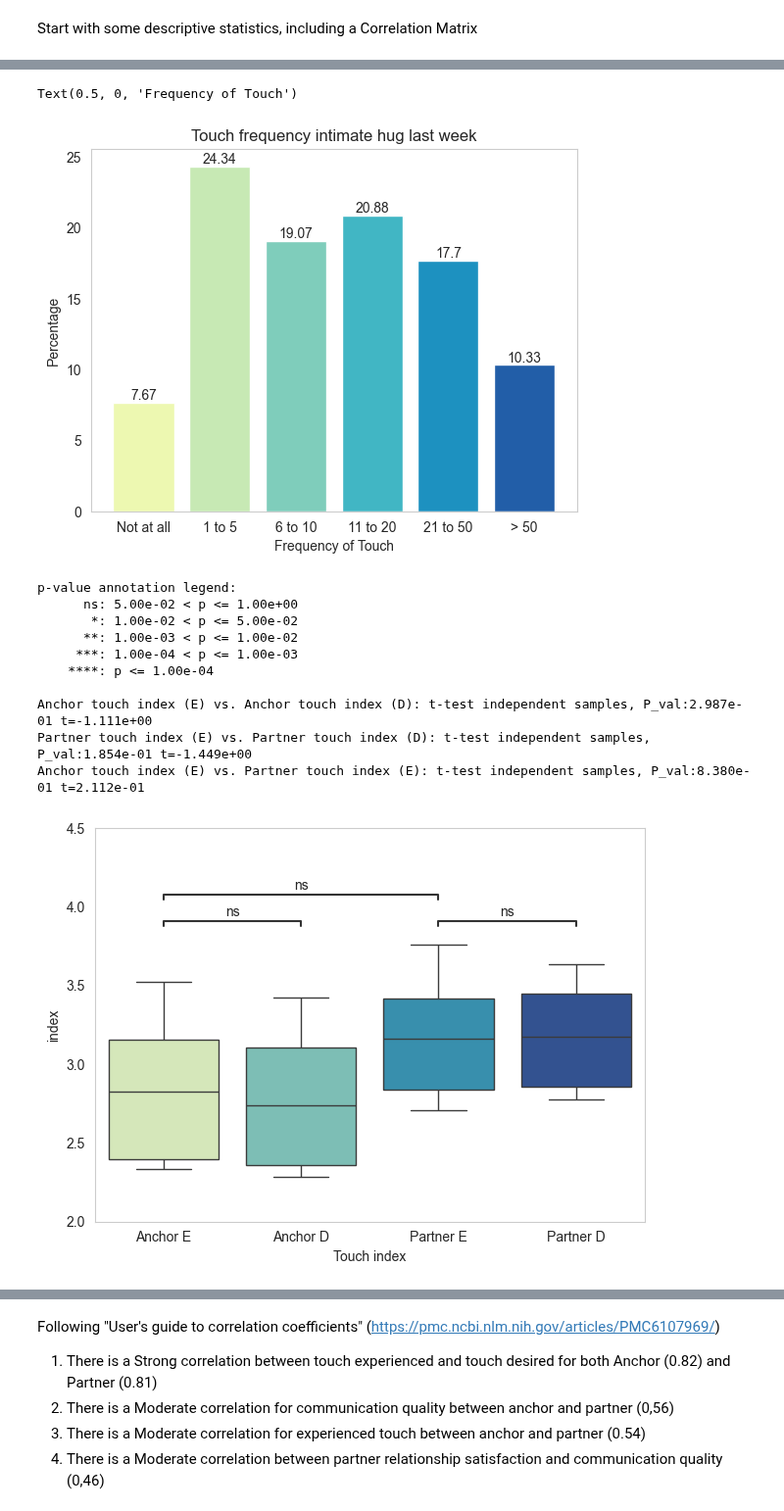
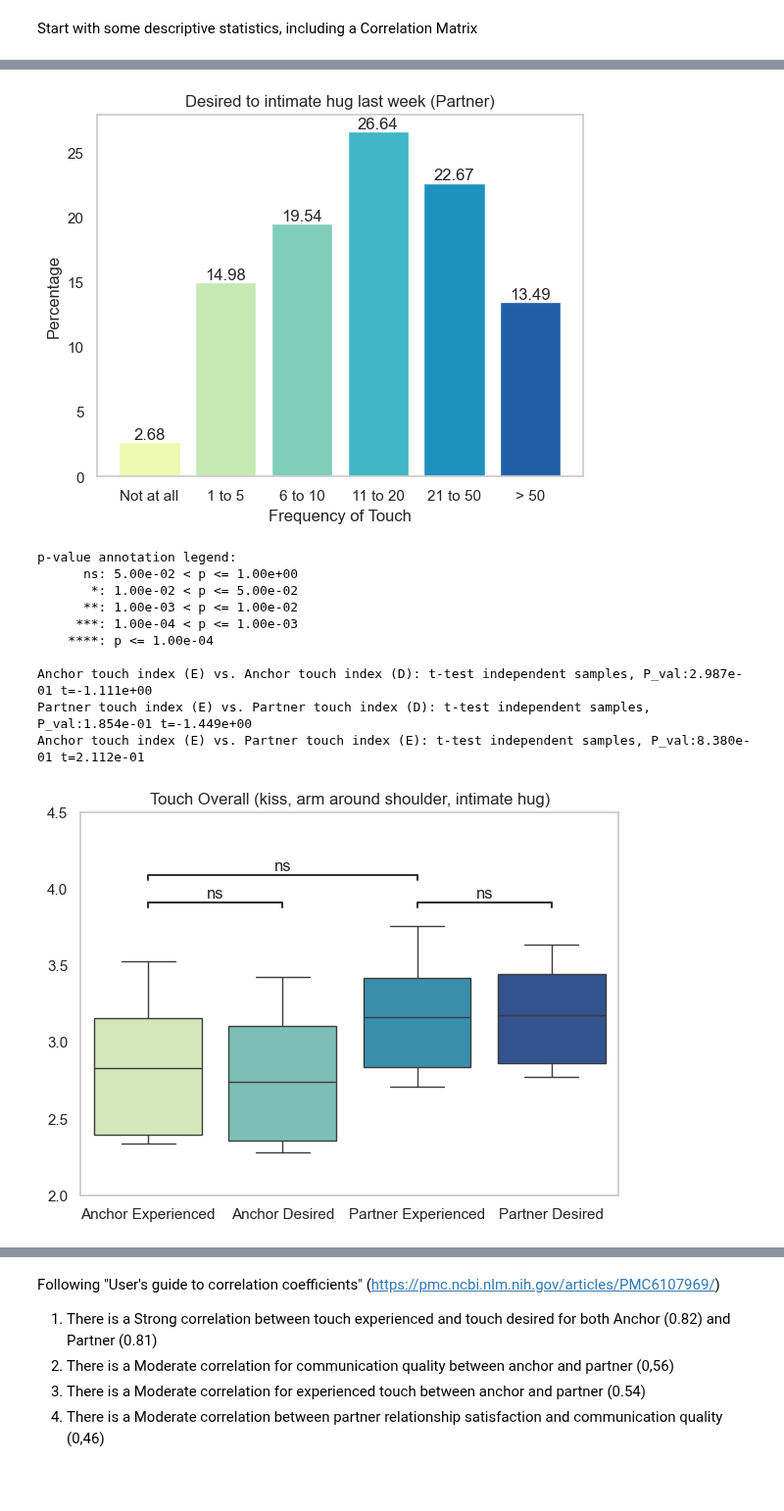
Before and after one commit to EdgardoCS/touchCouples, a Jupyter notebook: descriptive_stats.ipynb, the cells around one changed output, grey strips where cells are left out. Shown at 98% size. Cells and saved outputs as stored; diff of their text form; code cells hidden in the pictures; blank space fills up the shorter version.

```diff
--- a/descriptive_stats.ipynb
+++ b/descriptive_stats.ipynb
@@ -52,15 +53,15 @@ overall_options = {
     },
     "satisfaction_options": {
         '0 - Not at all satisfied': 0,
-        '1': 1,
+        '1': 2,
         '2': 2,
-        '3': 3,
+        '3': 4,
         '4': 4,
-        '5': 5,
+        '5': 6,
         '6': 6,
-        '7': 7,
+        '7': 8,
         '8': 8,
-        '9': 9,
+        '9': 10,
         '10 - Completely satisfied': 10
     },
     "duration_options": {
@@ -272,7 +353,7 @@ Text(0.5, 0, 'Frequency of Touch')
 # %%
-n = df['Anchor intimacy (E)'].count()
-m = df.groupby('Anchor intimacy (E)')['Anchor intimacy (E)'].count()
-kiss_freq = pd.DataFrame({
+n = df['Partner intimacy (D)'].count()
+m = df.groupby('Partner intimacy (D)')['Partner intimacy (D)'].count()
+hug_freq = pd.DataFrame({
     "Not at all": [round((m[0] * 100) / n, 2)],
     "1 to 5": [round((m[1] * 100) / n, 2)],
     "6 to 10": [round((m[2] * 100) / n, 2)],
@@ -280,22 +361,22 @@ kiss_freq = pd.DataFrame({
     "21 to 50": [round((m[4] * 100) / n, 2)],
     "> 50": [round((m[5] * 100) / n, 2)]
 })
-ax = sns.barplot(kiss_freq, palette="YlGnBu")
-colors = ["#edf8b1", "#c7e9b4", "#7fcdbb", "#41b6c4", "#1d91c0", "#225ea8"]
+ax = sns.barplot(hug_freq)
 multiplier = 0
 
-for attribute, measurement in kiss_freq.items():
+for attribute, measurement in hug_freq.items():
     offset = multiplier
     rects = ax.bar(offset, measurement, label=attribute, color=colors[multiplier])
     ax.bar_label(rects)
     multiplier += 1
 plt.grid(False)
-ax.set_title("Touch frequency intimate hug last week")
+
+ax.set_title("Desired to intimate hug last week (Partner)")
 ax.set_ylabel("Percentage")
 ax.set_xlabel("Frequency of Touch")
+plt.savefig("output/img/hug_freq_desired_partner.png", dpi=350, transparent=True)
 # %% [output]
-Text(0.5, 0, 'Frequency of Touch')
-[figure, old version]
+[figure, new version]
 # %%
 # Calculate means for touch variables
 anchor_touch = df.groupby('Relationship length')[
@@ -321,35 +402,38 @@ ax = sns.boxplot(data=touch_indexes,
                  palette='YlGnBu',
                  )
 pairs = [("Anchor touch index (E)", "Anchor touch index (D)"),
          ("Partner touch index (E)", "Partner touch index (D)"),
          ("Anchor touch index (E)", "Partner touch index (E)")]
 
 annotator = Annotator(ax,
                       pairs,
                       data=touch_indexes,
                       x='Touch index',
                       y='index',
                       order=["Anchor touch index (E)", "Anchor touch index (D)", "Partner touch index (E)",
                              "Partner touch index (D)"])
 annotator.configure(test='t-test_ind', text_format='star', loc='outside')
 annotator.apply_and_annotate()
-plt.xticks([0, 1, 2, 3], labels=["Anchor E", "Anchor D", "Partner E", "Partner D"])
+plt.xticks([0, 1, 2, 3], labels=["Anchor Experienced", "Anchor Desired", "Partner Experienced", "Partner Desired"])
 plt.ylim(2, 4.5)
 plt.grid(False)
 plt.tight_layout()
+plt.title("Touch Overall (kiss, arm around shoulder, intimate hug)")
+plt.ylabel("")
+plt.xlabel("")
 plt.savefig("output/img/touch_index_stats_all.png", dpi=350, transparent=True)
 # %% [output]
 p-value annotation legend:
       ns: 5.00e-02 < p <= 1.00e+00
        *: 1.00e-02 < p <= 5.00e-02
       **: 1.00e-03 < p <= 1.00e-02
      ***: 1.00e-04 < p <= 1.00e-03
     ****: p <= 1.00e-04
 
 Anchor touch index (E) vs. Anchor touch index (D): t-test independent samples, P_val:2.987e-01 t=-1.111e+00
 Partner touch index (E) vs. Partner touch index (D): t-test independent samples, P_val:1.854e-01 t=-1.449e+00
 Anchor touch index (E) vs. Partner touch index (E): t-test independent samples, P_val:8.380e-01 t=2.112e-01
-[figure, old version]
+[figure, new version]
 # %%
 # Calculate means for touch variables
 anchor_touch = df.groupby('Relationship length')[
```
Also changed, not shown: parts of 31 cells of this notebook, 22 other files.
